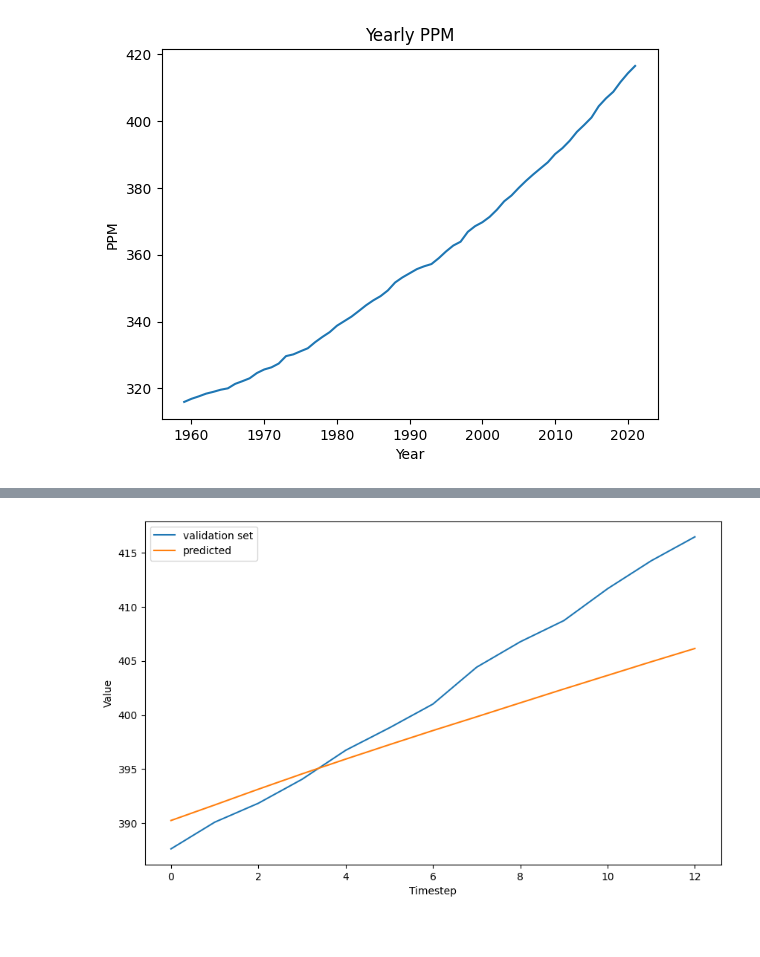
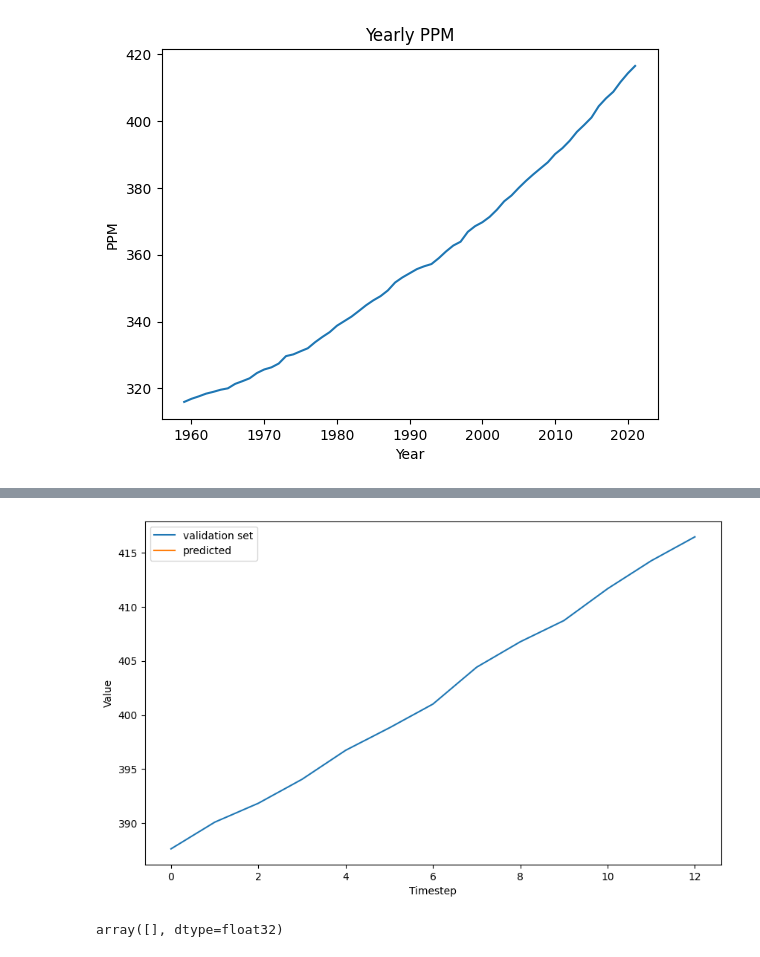
Before and after one commit to sileneer/himcm-2022, a Jupyter notebook: question-1/zihao/time_series_lstm_new.ipynb, the cells around one changed output, grey strips where cells are left out. Drawn from its saved outputs; the diff is of its cells as text; code cells hidden in the pictures.

```diff
--- a/question-1/zihao/time_series_lstm_new.ipynb
+++ b/question-1/zihao/time_series_lstm_new.ipynb
@@ -94,12 +116,12 @@ def create_model():
 
     model.compile(loss=tf.keras.losses.Huber(),
                   optimizer=tf.keras.optimizers.Adam(learning_rate=0.001),
-                  metrics=["mae"])
+                  metrics=["mse"])
     return model
 
 
 model = create_model()
 
 # we train for 20 epochs with and assign the callback
-history = model.fit(dataset, epochs=50, callbacks=[early_stopping])
+history = model.fit(train_dataset, epochs=20, validation_data=valid_dataset, callbacks=[early_stopping])
 # %% [output]
@@ -146,6 +188,9 @@ def model_forecast(model, series, window_size):
     ds = ds.batch(32).prefetch(1)
     forecast = model.predict(ds)
     return forecast
-# %%
-def unnormalize(data, min, max):
-    return data * (max - min) + min
+# %%
+# Prediction on the whole series
+all_forecast = model_forecast(model, series_valid_normed + series_valid_normed, WINDOW_SIZE).squeeze()
+
+# Validation portion
+val_forecast = all_forecast[SPLIT_TIME - WINDOW_SIZE:-1]
@@ -152,13 +212,6 @@ def unnormalize(data, min, max):
+# %%
+val_forecast = unnormalize(val_forecast, series_train_mean, series_train_std)
 # %%
-# Prediction on the whole series
-all_forecast = model_forecast(model, normalize(ppm, ppm.min(axis=0), ppm.max(axis=0)), G.WINDOW_SIZE).squeeze()
-
-# Validation portion
-val_forecast = all_forecast[G.SPLIT_TIME - G.WINDOW_SIZE:-1]
-
-
-val_forecast = unnormalize(val_forecast, ppm.min(axis=0), ppm.max(axis=0))
-
 # Plot
 plt.figure(figsize=(10, 6))
 plt.plot(list(series_valid), label="validation set")
@@ -172 +224,5 @@ plt.show()
-[figure, old version]
+[figure, new version]
+# %%
+val_forecast
+# %% [output]
+array([], dtype=float32)
```
Also changed, not shown: parts of 20 cells of this notebook, 8 other files.
